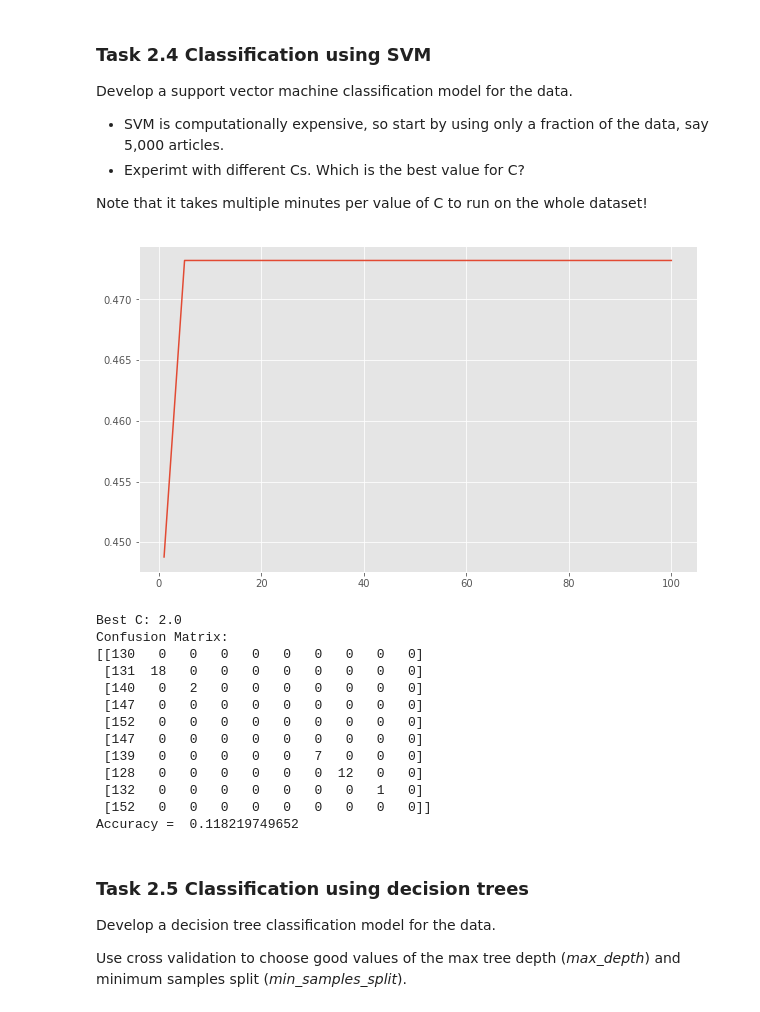
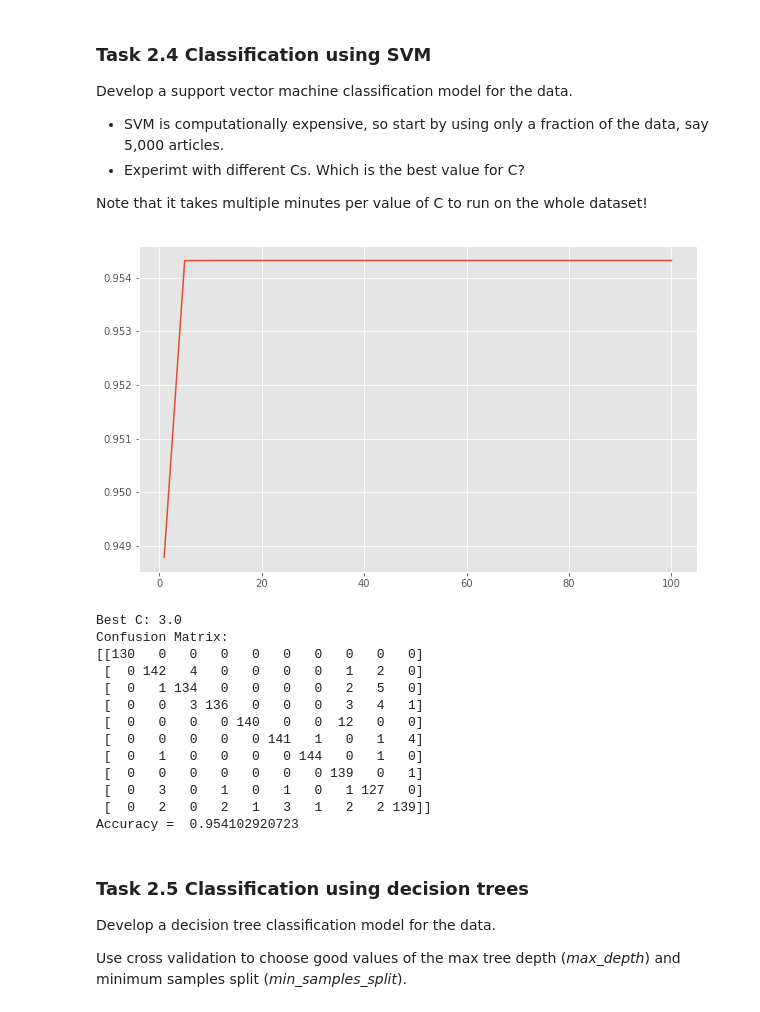
Before and after one commit to jspitkin/cs6017_hw, a Jupyter notebook: hw5/homework5.ipynb, the cells around one changed output. Saved outputs shown, nothing was run; the diff lists cells and outputs as text; code cells hidden in the pictures.

```diff
--- a/hw5/homework5.ipynb
+++ b/hw5/homework5.ipynb
@@ -343,47 +343,47 @@ Develop a support vector machine classification model for the data.
 Note that it takes multiple minutes per value of C to run on the whole dataset!
 # %%
 # Split the data
-X_small = X[:5000]
+X_small = scale(X[:5000])
 y_small = y[:5000]
 X_train, X_test, y_train, y_test = train_test_split(X_small, y_small, random_state=1, test_size=0.8)
 
 # Cross-validate the parameter C
 Cs = [1, 5, 10, 20, 50, 100]
 accuracies = np.zeros(len(Cs))
 for i,C in enumerate(Cs):
     model = svm.SVC(kernel='rbf', C=C)
     scores = cross_val_score(estimator=model, X=X_small, y=y_small, cv=5, scoring='accuracy')
     accuracies[i]  = scores.mean()
 plt.plot(Cs,accuracies)
 plt.show()
 
 best_C = ks[np.argmax(accuracies)]
 print('Best C:', best_C)
 
 # Train
 model = svm.SVC(kernel='rbf', C=best_C)
 model.fit(X_train, y_train)
 
 # Test
 print('Confusion Matrix:')
 y_pred = model.predict(X_test)
 print(metrics.confusion_matrix(y_true = y_test, y_pred = y_pred))
 print('Accuracy = ', metrics.accuracy_score(y_true = y_test, y_pred = y_pred))
 # %% [output]
-[figure, old version]
+[figure, new version]
-Best C: 2.0
+Best C: 3.0
 Confusion Matrix:
 [[130   0   0   0   0   0   0   0   0   0]
- [131  18   0   0   0   0   0   0   0   0]
- [140   0   2   0   0   0   0   0   0   0]
- [147   0   0   0   0   0   0   0   0   0]
- [152   0   0   0   0   0   0   0   0   0]
- [147   0   0   0   0   0   0   0   0   0]
- [139   0   0   0   0   0   7   0   0   0]
- [128   0   0   0   0   0   0  12   0   0]
- [132   0   0   0   0   0   0   0   1   0]
- [152   0   0   0   0   0   0   0   0   0]]
-Accuracy =  0.118219749652
+ [  0 142   4   0   0   0   0   1   2   0]
+ [  0   1 134   0   0   0   0   2   5   0]
+ [  0   0   3 136   0   0   0   3   4   1]
+ [  0   0   0   0 140   0   0  12   0   0]
+ [  0   0   0   0   0 141   1   0   1   4]
+ [  0   1   0   0   0   0 144   0   1   0]
+ [  0   0   0   0   0   0   0 139   0   1]
+ [  0   3   0   1   0   1   0   1 127   0]
+ [  0   2   0   2   1   3   1   2   2 139]]
+Accuracy =  0.954102920723
 # %% [markdown]
 ### Task 2.5 Classification using decision trees
 
```
Also changed, not shown: parts of 2 cells of this notebook, 1 other file.
